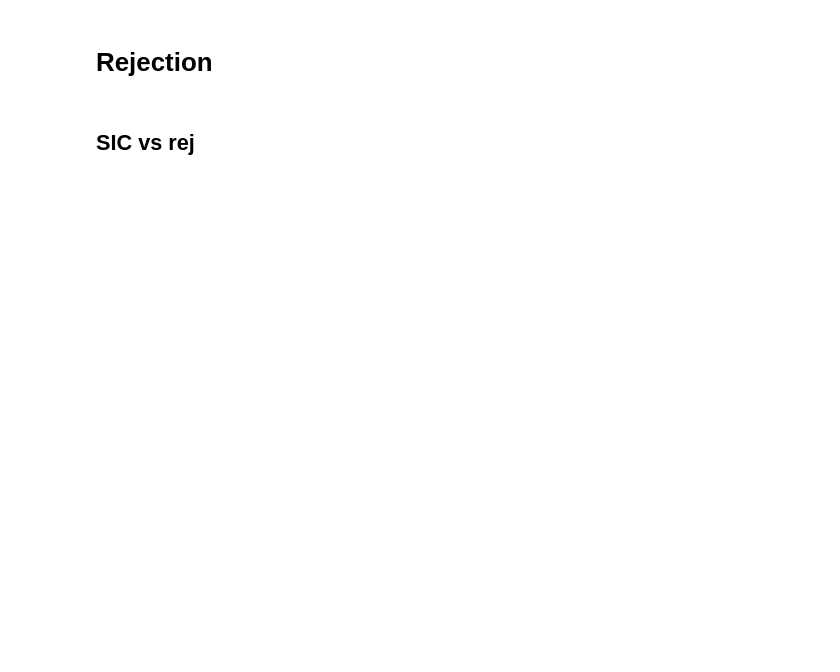
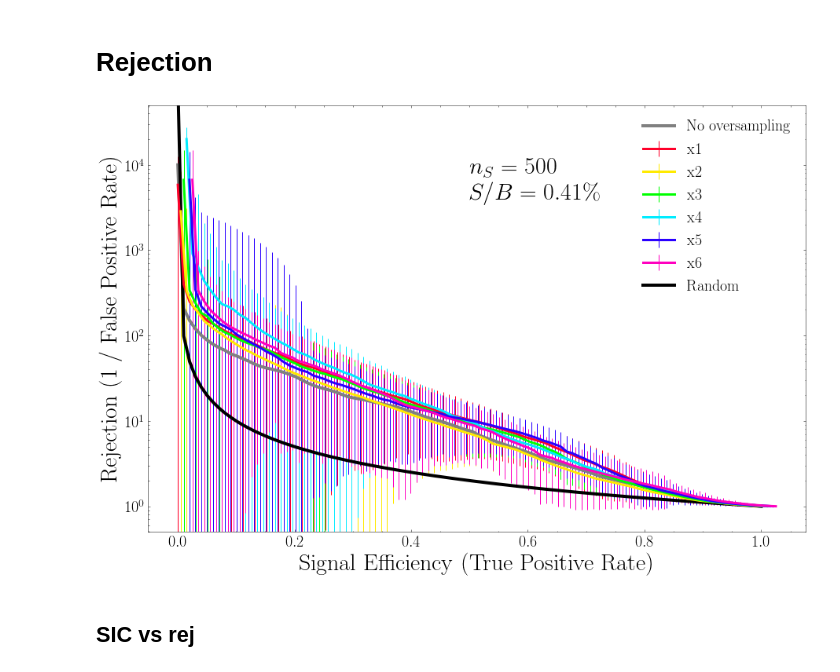
Before and after one commit to rmastand/FETA, a Jupyter notebook: osamp_samples_summary.ipynb, the cells around one changed output. Drawn from its saved outputs; the diff is of its cells as text; code cells hidden in the pictures; blank space fills up the shorter version.

```diff
--- a/osamp_samples_summary.ipynb
+++ b/osamp_samples_summary.ipynb
@@ -115,39 +141,49 @@ for n in n_to_plot:
 # %% [markdown]
 # Rejection
 # %%
-color = iter(cm.gist_rainbow(np.linspace(0, 1, 7)))
+color = iter(cm.gist_rainbow(np.linspace(0, 1, largest_factor)))
+eps = 0
+fig = plt.figure(figsize = (15, 10))
 
 for n in n_to_plot:
-    fig = plt.figure(figsize = (15, 10))
 
-    for k in range(0, 7):
-        c = next(color)
+
+    for k in range(largest_factor+1):
+
         if k == 0:
             label = "No oversampling"
+            c = "grey"
+            plt.plot(x_axis, mean_rejections_dict[k][n][0], label = label, color = c, linewidth = l+1)
         else:
+            c = next(color)
             label = f"x{k}"
 
-        plt.plot(x_axis, mean_rejections_dict[k][n][0], label = label, color = c, linewidth = l)
+            plt.errorbar(x_axis+eps, mean_rejections_dict[k][n][0], yerr = mean_rejections_dict[k][n][1], label = label,
+                         color = c, linewidth = l, elinewidth = l-2)
+            eps += 0.005
 
-        plt.fill_between(x_axis, mean_rejections_dict[k][n][0] - mean_rejections_dict[k][n][1],
-                         mean_rejections_dict[k][n][0] + mean_rejections_dict[k][n][1],
-                         alpha = 0.5, color = c, linewidth = 0)
-
-    plt.plot(x_axis[184:], 1.0/x_axis[184:], label = "Random", color = "black", linewidth = l+1)
+    plt.plot(x_axis, 1.0/x_axis, label = "Random", color = "black", linewidth = l+1)
 
     plt.text(0.5, 4000, f"$n_S = {n}$\n$S/B = {np.round(100*n/num_bkg, 2)}\%$", fontsize = f_2)
 
-    plt.legend(fontsize = f_1)
+    #get handles and labels
+    handles, labels = plt.gca().get_legend_handles_labels()
+    #specify order of items in legend
+    order = [0, 2, 3, 4, 5, 6, 7, 1]
+    plt.legend([handles[idx] for idx in order],[labels[idx] for idx in order], fontsize = f_1)
+
     plt.ylim(5e-1, 5e4)
     plt.yscale("log")
     plt.xlabel("Signal Efficiency (True Positive Rate)", fontsize = f_2)
     plt.ylabel("Rejection (1 / False Positive Rate)", fontsize = f_2)
     #plt.title(f"Num injected events: {n}")
     plt.tick_params(axis='both', which='major', labelsize=f_1)
 
-    fig.savefig(f"paper_plots/rej_{n}.png", dpi = dpi)
+    fig.savefig(f"paper_plots/oversampling_rej_{n}.pdf", dpi = dpi)
 
     plt.show()
+# %% [output]
+[figure, added]
 # %% [markdown]
 ## SIC vs rej
 # %%
```
Also changed, not shown: parts of 6 cells of this notebook, 4 other files.
